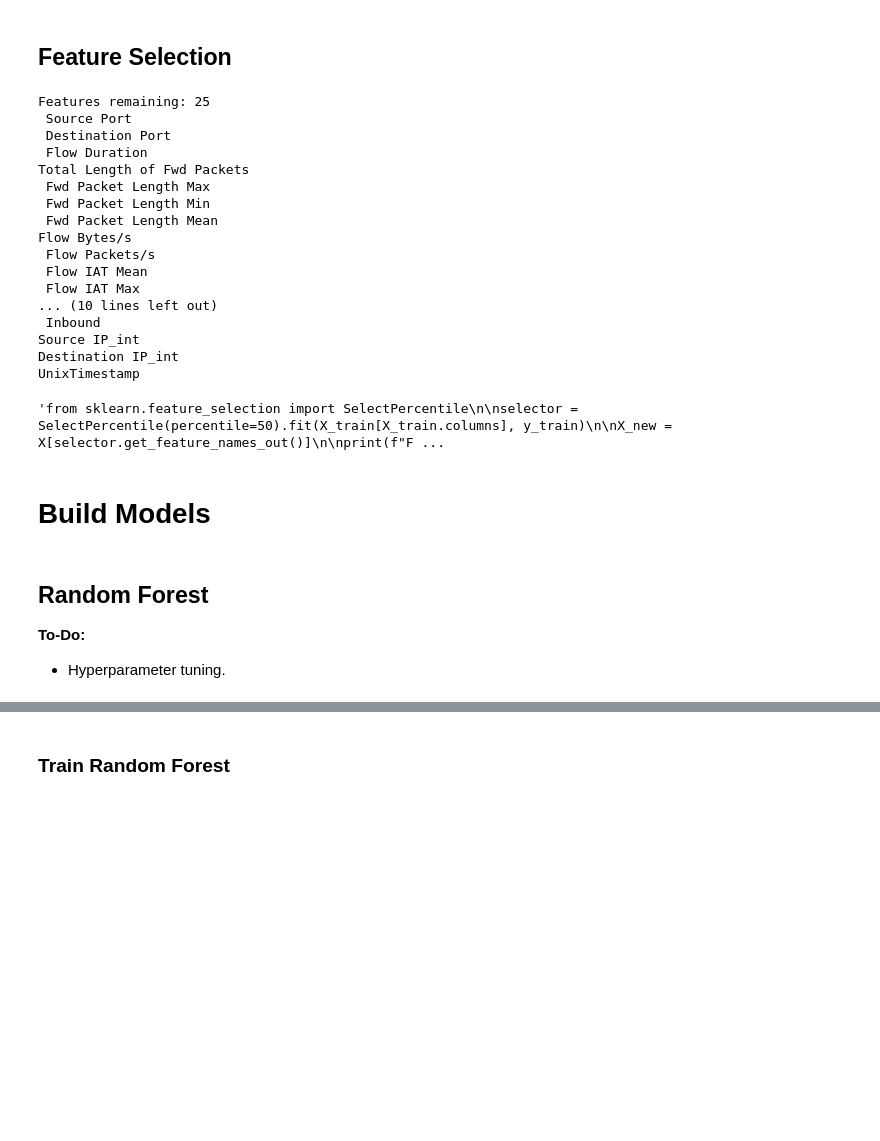
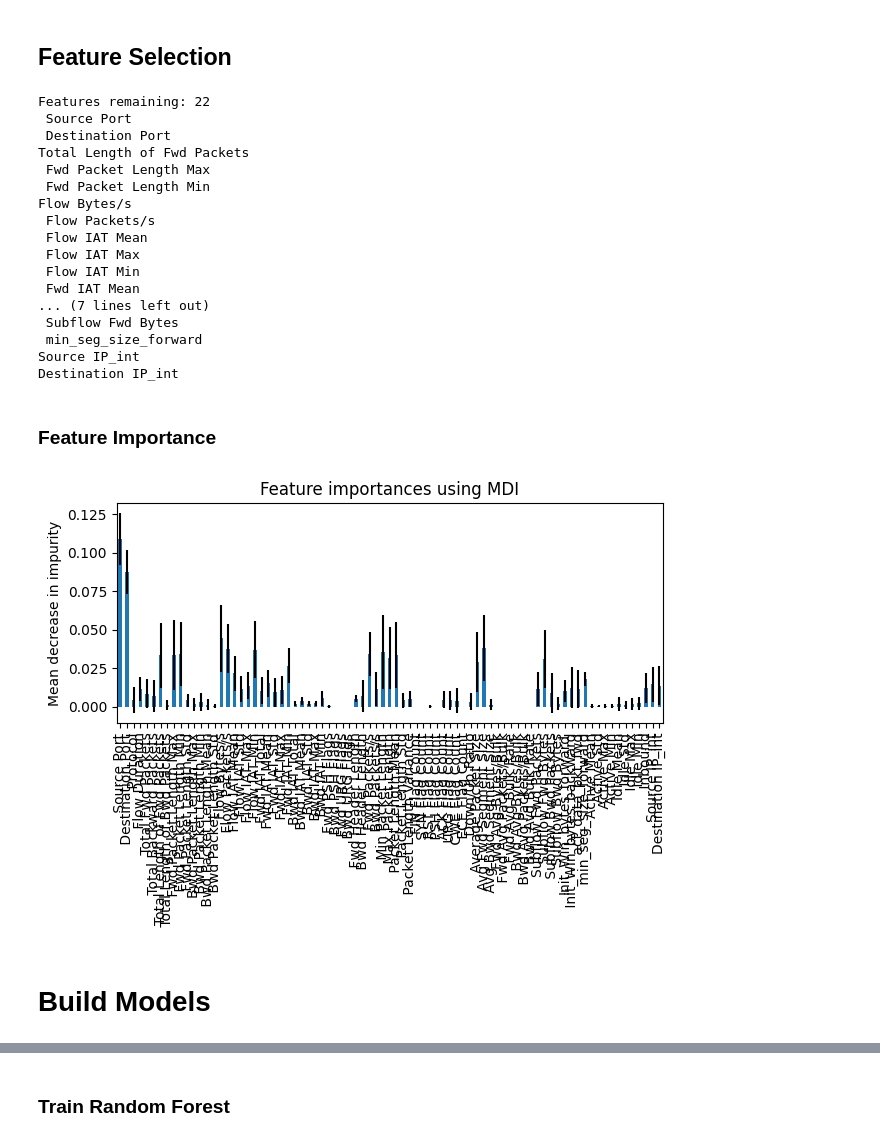
Before and after one commit to Frosk-Kristian/COMP6002-Group10-Models, a Jupyter notebook: COMP6002_Group_Project_ML_Models.ipynb, the cells around one changed output, grey strips where cells are left out. Saved outputs shown, nothing was run; the diff lists cells and outputs as text; code cells hidden in the pictures; blank space fills up the shorter version.

```diff
--- a/COMP6002_Group_Project_ML_Models.ipynb
+++ b/COMP6002_Group_Project_ML_Models.ipynb
@@ -553,44 +706,50 @@ X_train[X_train.columns] = scaler.transform(X_train[X_train.columns])
 from sklearn.ensemble import RandomForestClassifier
 from sklearn.feature_selection import SelectFromModel
 
-base_rf = RandomForestClassifier(random_state = 42) # "base" random forest model used for feature selection, so as to not require the actual rf we're using to be trained when attempting to train the neural network
-selector = SelectFromModel(estimator = base_rf).fit(X_train, y_train)
+# "base" random forest model used for feature selection, so as to not require the actual rf we're using to be trained when attempting to train the neural network
+base_rf = RandomForestClassifier(class_weight = 'balanced', random_state = 42)
+selector = SelectFromModel(estimator = base_rf).fit(X_train_res, y_train_res)
 
-X_new = X[selector.get_feature_names_out()] # keeps only the features identified by selector
+# keeps only the features identified by selector
+X_new = X_train_res[selector.get_feature_names_out()]
+X_test_new = X_test[selector.get_feature_names_out()]
 
 # list selected features
 print(f"Features remaining: {X_new.shape[1]}")
 for col in X_new.columns:
   print(f"{col}")
 
-del base_rf
+#del base_rf
 # %% [output]
-Features remaining: 25
+Features remaining: 22
  Source Port
  Destination Port
- Flow Duration
 Total Length of Fwd Packets
  Fwd Packet Length Max
  Fwd Packet Length Min
- Fwd Packet Length Mean
 Flow Bytes/s
  Flow Packets/s
  Flow IAT Mean
  Flow IAT Max
-... (10 lines left out)
- Inbound
+ Flow IAT Min
+ Fwd IAT Mean
+... (7 lines left out)
+ Subflow Fwd Bytes
+ min_seg_size_forward
 Source IP_int
 Destination IP_int
-UnixTimestamp
-# %%
-"""from sklearn.feature_selection import SelectPercentile
-
-selector = SelectPercentile(percentile=50).fit(X_train[X_train.columns], y_train)
-
-X_new = X[selector.get_feature_names_out()]
-
-print(f"Features remaining: {X_new.shape[1]}")
-for col in X_new.columns:
-  print(f"{col}")"""
-# %% [output]
-'from sklearn.feature_selection import SelectPercentile\n\nselector = SelectPercentile(percentile=50).fit(X_train[X_train.columns], y_train)\n\nX_new = X[selector.get_feature_names_out()]\n\nprint(f"F ...
+# %% [markdown]
+### Feature Importance
+# %%
+from matplotlib import pyplot as plt
+
+std = np.std([tree.feature_importances_ for tree in selector.estimator_.estimators_], axis=0)
+rf_importances = pd.Series(selector.estimator_.feature_importances_, index=X_train_res.columns)
+fig, ax = plt.subplots()
+
+rf_importances.plot.bar(yerr=std, ax=ax)
+ax.set_title("Feature importances using MDI")
+ax.set_ylabel("Mean decrease in impurity")
+fig.tight_layout()
+# %% [output]
+[figure, added]
@@ -601,4 +767,0 @@ from sklearn.metrics import f1_score, roc_auc_score as roc_auc, accuracy_score a
-# %% [markdown]
-## Random Forest
-**To-Do:**
-*   Hyperparameter tuning.
```
Also changed, not shown: parts of 43 cells of this notebook.
